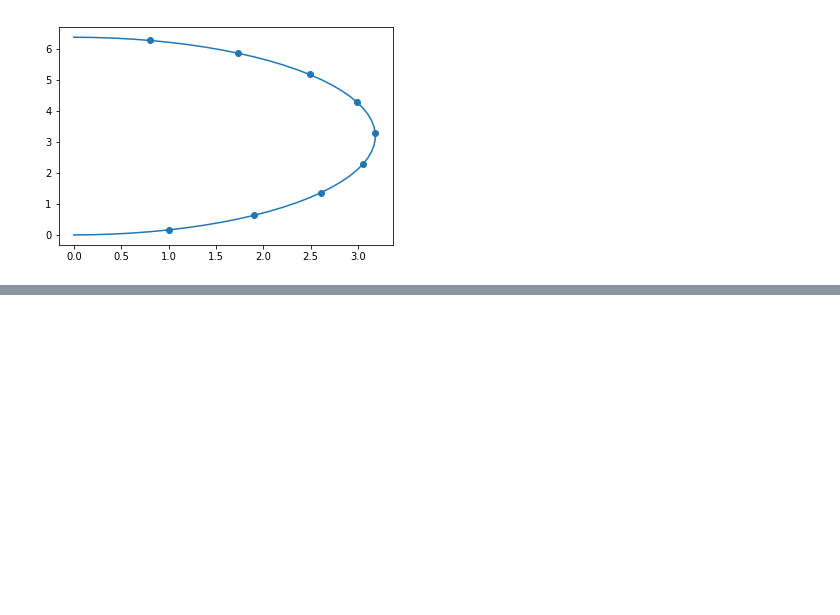
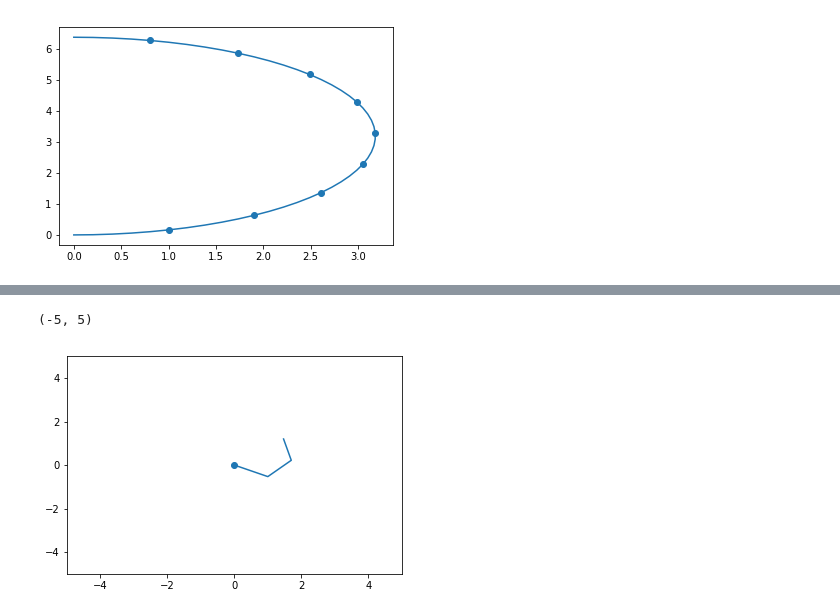
Before and after one commit to yotaseki/ROS-Cart, a Jupyter notebook: script/map.ipynb, the cells around one changed output, grey strips where cells are left out. Saved outputs shown, nothing was run; the diff lists cells and outputs as text; code cells hidden in the pictures; blank space fills up the shorter version.

Commit message:
fixed global_to_local

```diff
--- a/script/map.ipynb
+++ b/script/map.ipynb
@@ -52,0 +61,9 @@ plt.show()
+# %%
+localpath = coordinate.translate(target,pos[0],pos[1])
+plt.plot(localpath[:,0],localpath[:,1])
+plt.scatter(0,0)
+plt.xlim(-5,5)
+plt.ylim(-5,5)
+# %% [output]
+(-5, 5)
+[figure, added]
```
Also changed, not shown: parts of 6 cells of this notebook, 1 other file.
